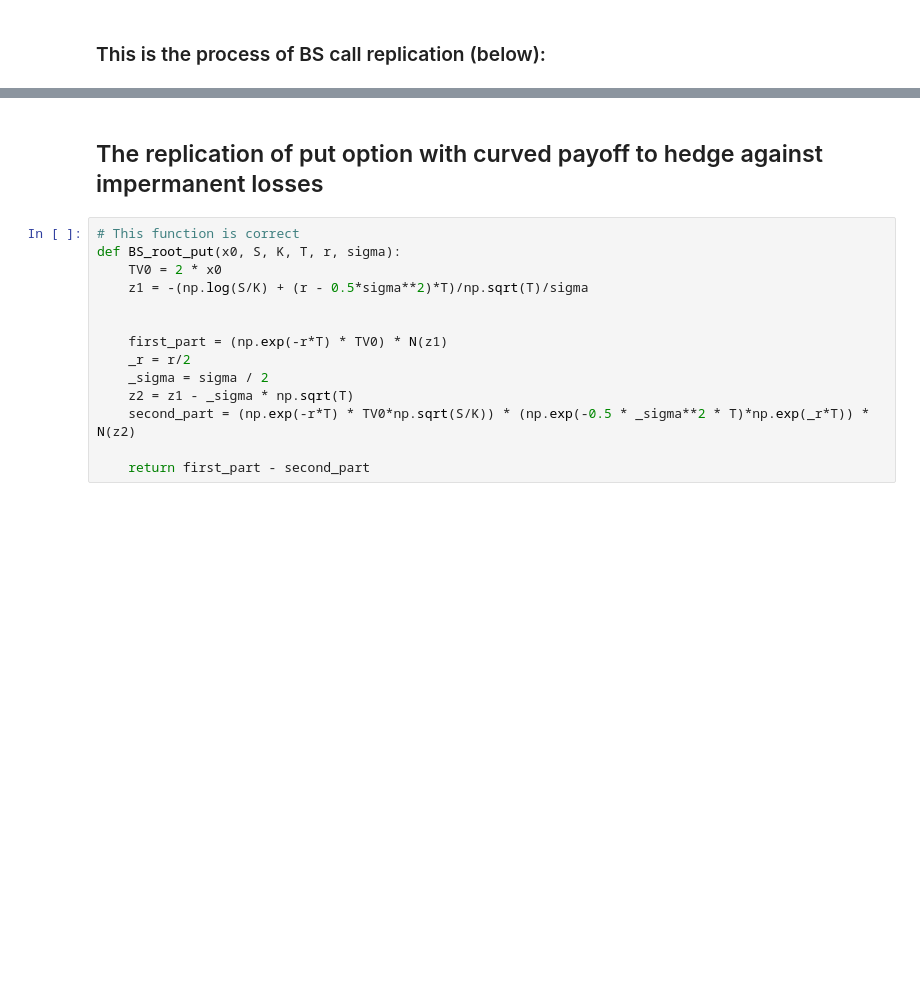
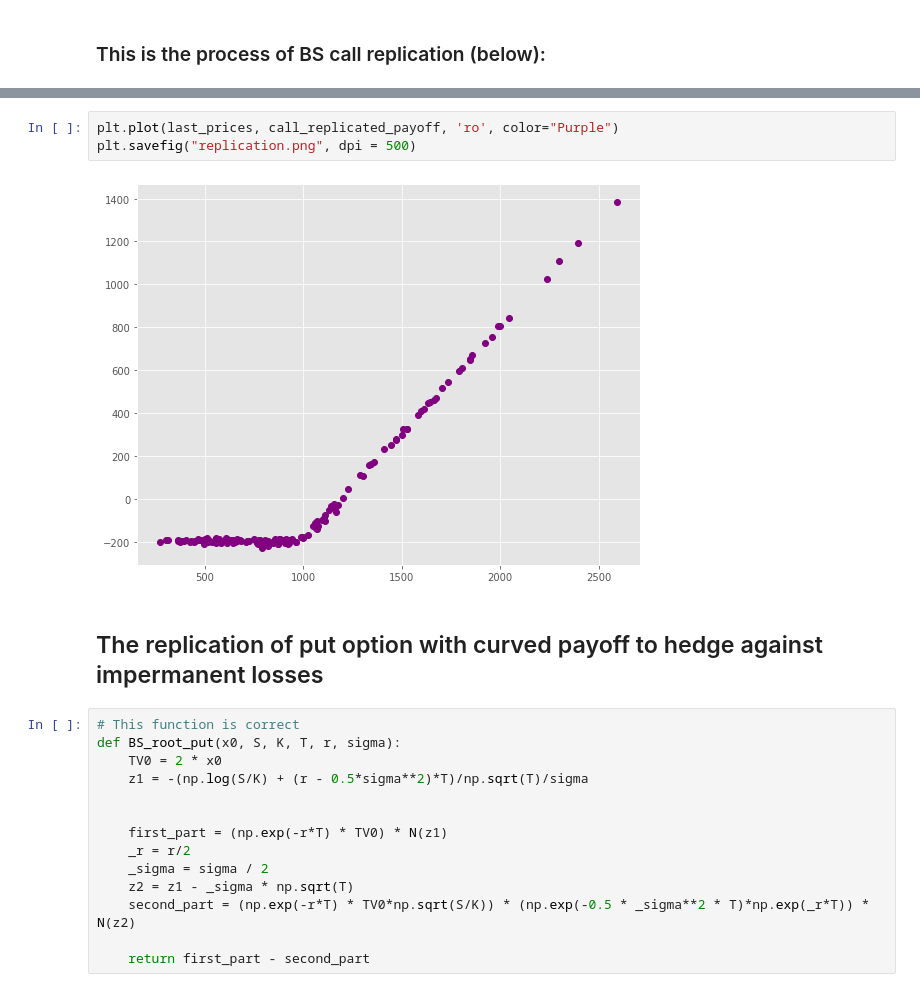
Before and after one commit to DeltaDex-Protocol/research, a Jupyter notebook: BS_curved_options.ipynb, the cells around one changed output, grey strips where cells are left out. Cells and saved outputs as stored; diff of their text form; blank space fills up the shorter version.

```diff
--- a/BS_curved_options.ipynb
+++ b/BS_curved_options.ipynb
@@ -159,3 +177,8 @@ plt.plot(last_prices, call_replicated_payoff, 'ro')
+# %%
+plt.plot(last_prices, call_replicated_payoff, 'ro', color="Purple")
+plt.savefig("replication.png", dpi = 500)
+# %% [output]
+[figure, added]
 # %% [markdown]
 ## The replication of put option with curved payoff to hedge against impermanent losses
 # %%
```
Also changed, not shown: parts of 17 cells of this notebook, 1 other file.
